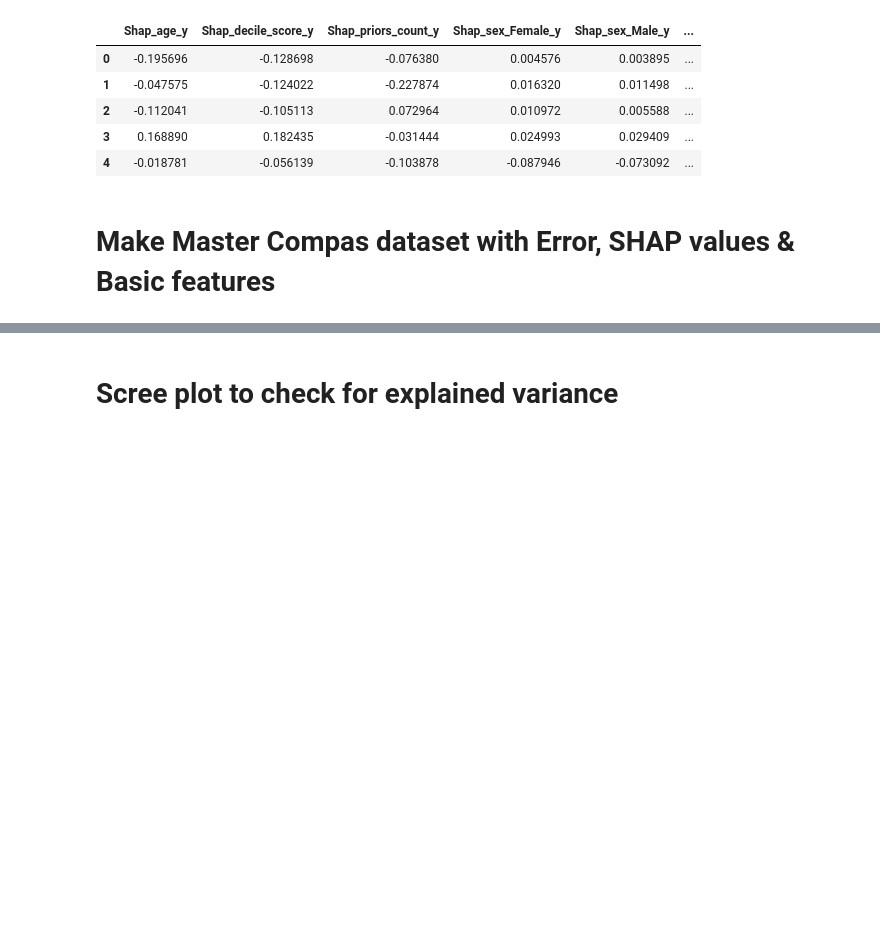
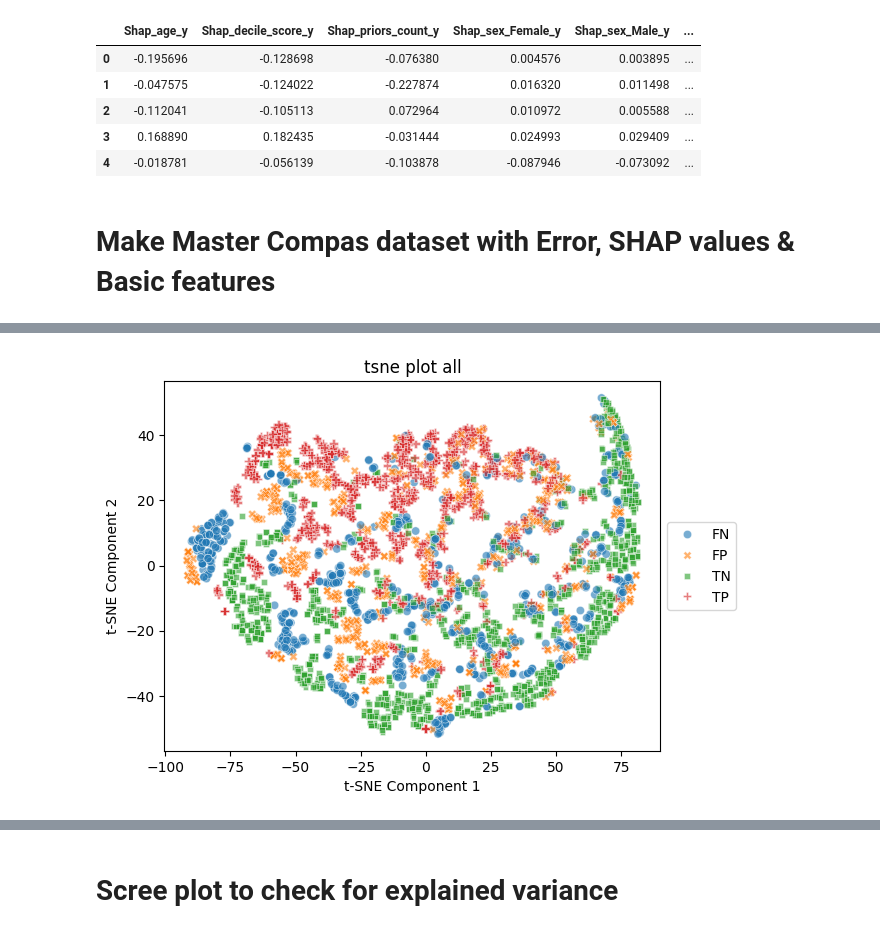
Before and after one commit to MDankloff/ClusterCompas, a Jupyter notebook: V2_COMPAS_data_inspection.ipynb, the cells around one changed output, grey strips where cells are left out. Drawn from its saved outputs; the diff is of its cells as text; code cells hidden in the pictures; blank space fills up the shorter version.

```diff
--- a/V2_COMPAS_data_inspection.ipynb
+++ b/V2_COMPAS_data_inspection.ipynb
@@ -583,7 +584,7 @@ Compas_w_error_shap = pd.merge(compas_w_error, df_shap_values, left_index=True,
 
 # Rename shap columns
 new_columns1 = Compas_w_error_shap.columns[:32].tolist()  # Keep first 32 columns as they are
-new_columns1 += [col.replace('_y', '_scaled') for col in Compas_w_error_shap.columns[32:43]]  # Rename columns 32-42
+new_columns1 += [col.replace('_y', '_basicscaled') for col in Compas_w_error_shap.columns[32:43]]  # Rename columns 32-42
 new_columns1 += Compas_w_error_shap.columns[43:].tolist()  # Keep the rest of the columns as they are
 
 Compas_w_error_shap.columns = new_columns1
@@ -623,15 +624,14 @@ memory usage: 1.1 MB
 # %%
-META_COL = ['predicted_class', 'true_class','Error_Type']
-BASIC_COL_unscaled = ['sex', 'race','age_unscaled', 'decile_score_unscaled', ' priors_count_unscaled',' sex_Female_unscaled', 'sex_Male_unscaled',
+META_COL = ['predicted_class', 'true_class','Error_Type', 'sex', 'race']
+BASIC_COL_unscaled = ['age_unscaled', 'decile_score_unscaled', 'priors_count_unscaled','sex_Female_unscaled', 'sex_Male_unscaled',
                       'race_African-American_unscaled', 'race_Asian_unscaled', 'race_Caucasian_unscaled', 'race_Hispanic_unscaled',
                       'race_Native American_unscaled', 'race_Other_unscaled']
-BASIC_COL_scaled = ['age_scaled', 'decile_score_scaled', ' priors_count_scaled',' sex_Female_scaled', 'sex_Male_scaled',
-                      'race_African-American_scaled', 'race_Asian_scaled', 'race_Caucasian_scaled', 'race_Hispanic_scaled',
-                      'race_Native American_scaled', 'race_Other_scaled']
+BASIC_COL_scaled = ['age_scaled', 'decile_score_scaled', ' priors_count_scaled','sex_Female_scaled', 'sex_Male_scaled', 'race_Native American_scaled','race_Other_scaled',
+                      'race_African-American_scaled', 'race_Asian_scaled', 'race_Caucasian_scaled', 'race_Hispanic_scaled']
 ERROR_COL = ['errors', 'TP', 'TN', 'FN', 'FP']
-SHAP_COL_scaled = ['Shap_age_scaled', 'Shap_priors_count_scaled' , 'Shap_sex_Female_scaled', 'Shap_sex_Male_scaled',
-            'Shap_race_African-American_scaled', 'Shap_race_Asian_scaled', 'Shap_race_Caucasian_scaled', 'Shap_race_Hispanic_scaled',
-            'Shap_race_Native American_scaled', 'Shap_race_Other_scaled', 'Shap_sex_scaled', 'Shap_race_scaled']
+SHAP_COL_Basic_scaled = ['Shap_age_basicscaled', 'Shap_priors_count_basicscaled', 'Shap_sex_Female_basicscaled', 'Shap_sex_Male_basicscaled',
+                         'Shap_race_African-American_basicscaled', 'Shap_race_Asian_basicscaled', 'Shap_race_Caucasian_basicscaled',
+                         'Shap_race_Hispanic_basicscaled', 'Shap_race_Native American_basicscaled', 'Shap_race_Other_basicscaled']
 # %%
 #Each point represents an observation in entire_dataset.
 #Points closer together have similar patterns across features. Clusters may indicate subgroups. Outliers deviate from the general pattern
@@ -717,0 +742,9 @@ SyntaxError: incomplete input (<ipython-input-112-12d04ce799d4>, line 6)
+# %%
+'''PLOT for shap, error and features'''
+#pca_plot(Compas_w_error_shap, 'pca plot all', 0.6, pca_columns=BASIC_COL_unscaled + ERROR_COL + SHAP_COL_Basic_scaled, scale_data=True)
+#plt.show()
+
+tsne_plot(Compas_w_error_shap, 'tsne plot all', 30, 200, 1000, 0.6, tsne_columns=BASIC_COL_unscaled + ERROR_COL + SHAP_COL_Basic_scaled, scale_data=True)
+plt.show()
+# %% [output]
+[figure, added]
```
Also changed, not shown: parts of 21 cells of this notebook.
